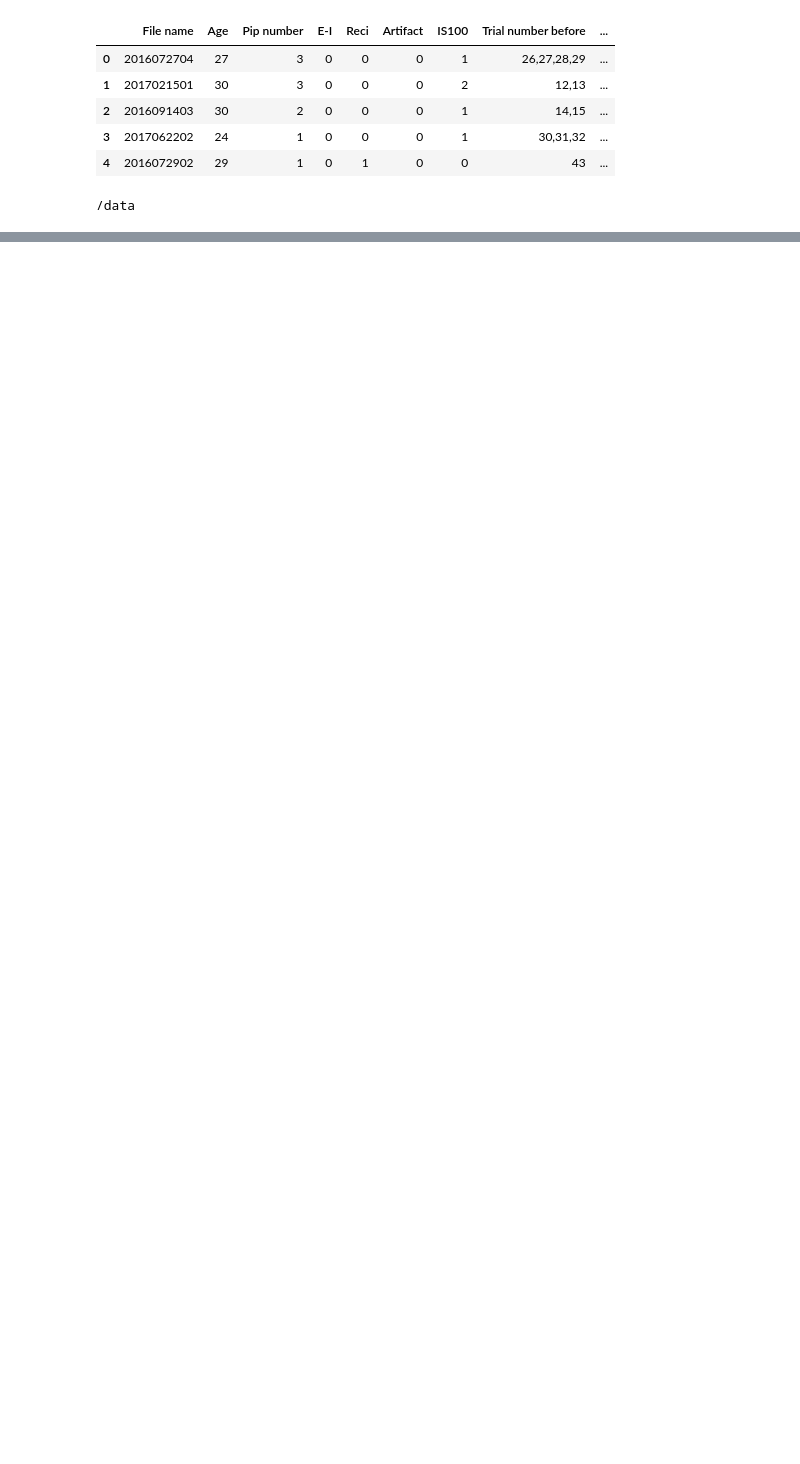
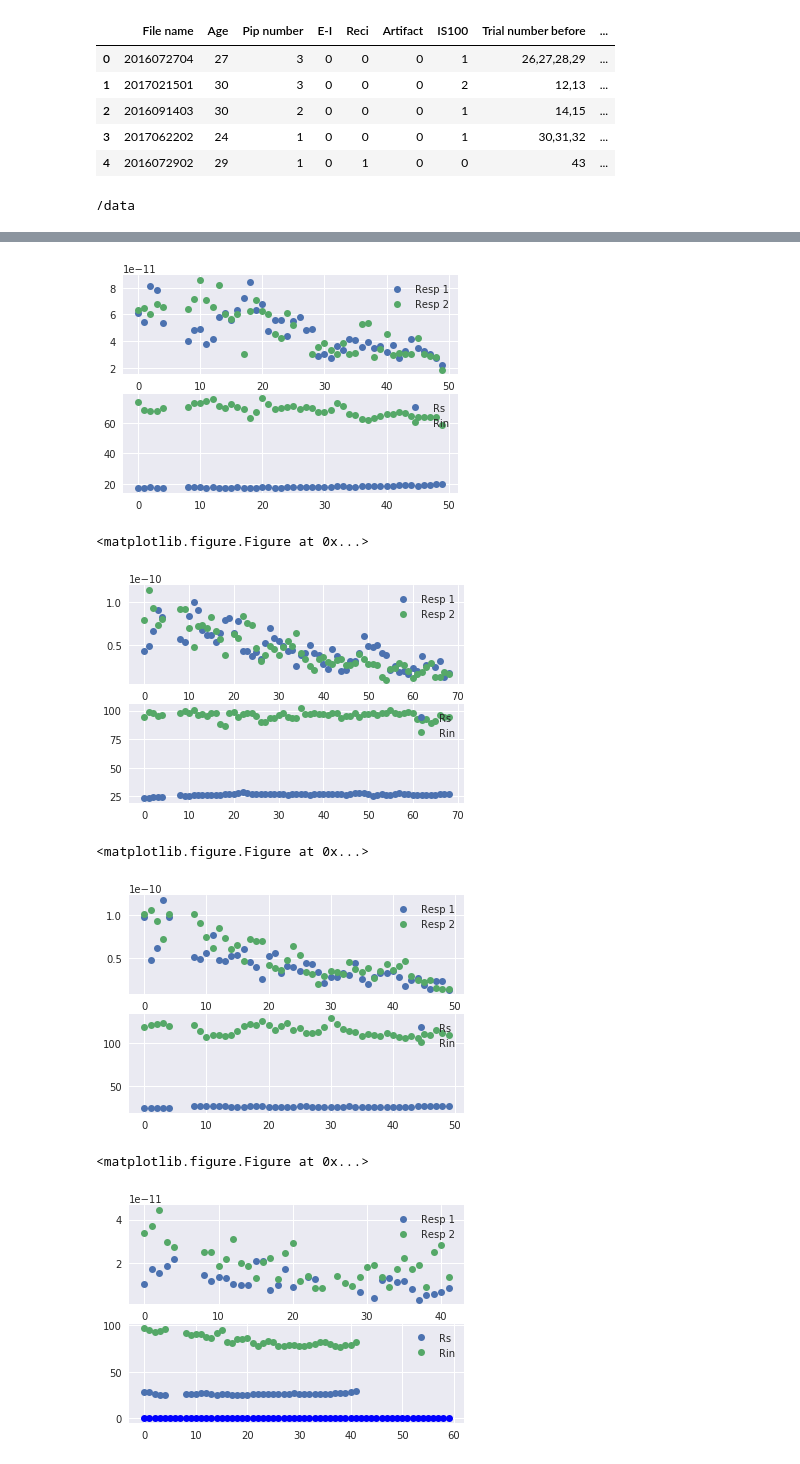
Before and after one commit to ShuangLiBCM/Patch_data_ana, a Jupyter notebook: Notebooks/Figure_noasso_LTD_2.ipynb, the cells around one changed output, grey strips where cells are left out. Saved outputs shown, nothing was run; the diff lists cells and outputs as text; code cells hidden in the pictures; blank space fills up the shorter version.

```diff
--- a/Notebooks/Figure_noasso_LTD_2.ipynb
+++ b/Notebooks/Figure_noasso_LTD_2.ipynb
@@ -81,0 +61,6 @@ data_post_2Hz_reci
+# %%
+patch_pip.df_ana(data_post_2Hz_reci,'/data/data_post_2Hz_reci')
+post_2Hz_reci = pd.read_pickle('/data/data_post_2Hz_reci')
+ave_ptl_mean, ave_ptl_ste = patch_pip.sample_plot(post_2Hz_reci)
+plt.errorbar(x=np.arange(len(ave_ptl_mean)), y=ave_ptl_mean, yerr=ave_ptl_ste, fmt='bo')
+# %% [output]
@@ -82 +73,8 @@ data_post_2Hz_reci
+[figure, added]
+<matplotlib.figure.Figure at 0x...>
+[figure, added]
+<matplotlib.figure.Figure at 0x...>
+[figure, added]
+<matplotlib.figure.Figure at 0x...>
+[figure, added]
 # %%
```
Also changed, not shown: parts of 13 cells of this notebook, 18 other files.
